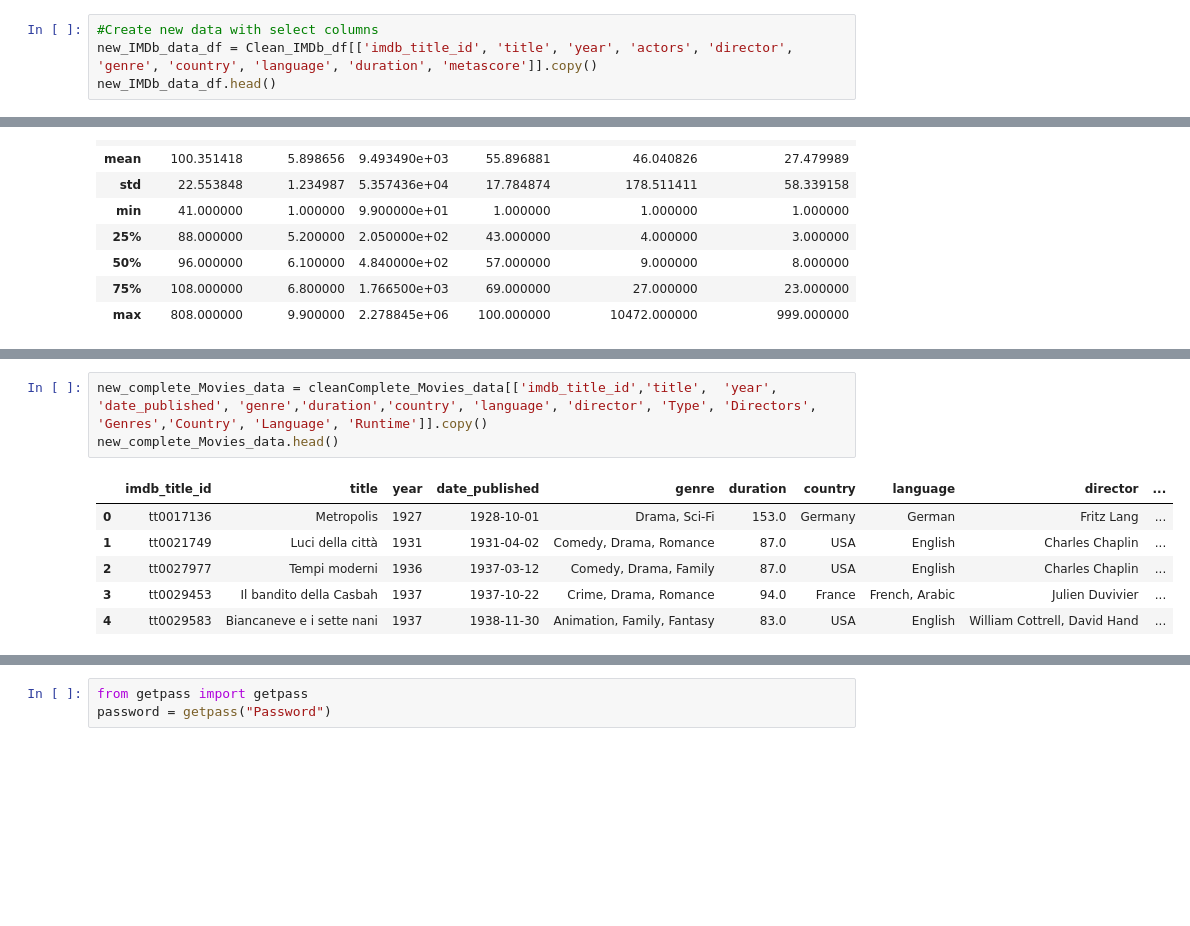
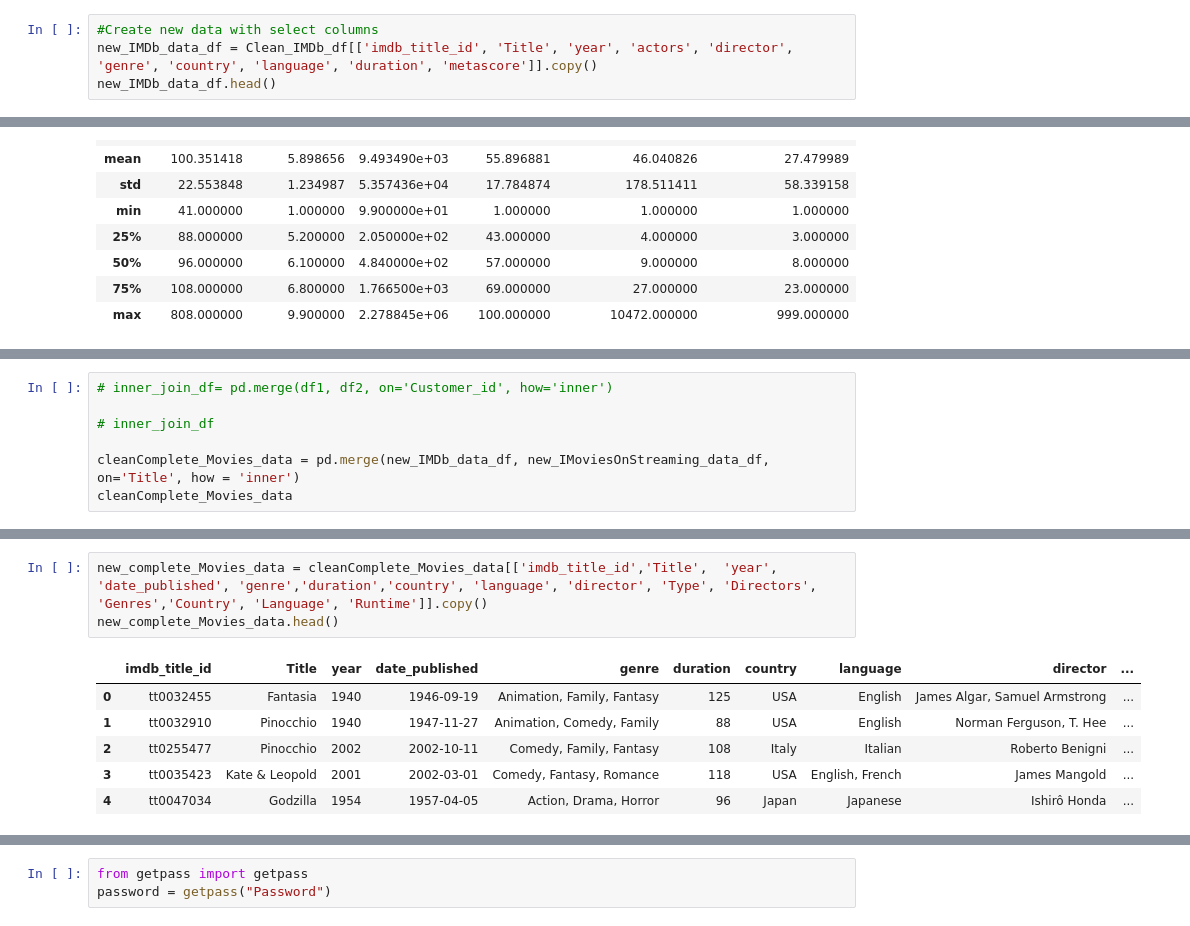
Before and after one commit to aadeba5/ETL_PROJ2, a Jupyter notebook: Miniproj_ETL.ipynb, the cells around one changed output, grey strips where cells are left out. Cells and saved outputs as stored; diff of their text form; blank space fills up the shorter version.

```diff
--- a/Miniproj_ETL.ipynb
+++ b/Miniproj_ETL.ipynb
@@ -58,6 +58,6 @@ Clean_IMDb_df.describe()
 | max | 288.000000 | 9.300000 | 2.278845e+06 | 100.000000 | 10472.000000 | 999.000000 |
 # %%
 #Create new data with select columns
-new_IMDb_data_df = Clean_IMDb_df[['imdb_title_id', 'title', 'year', 'actors', 'director', 'genre', 'country', 'language', 'duration', 'metascore']].copy()
+new_IMDb_data_df = Clean_IMDb_df[['imdb_title_id', 'Title', 'year', 'actors', 'director', 'genre', 'country', 'language', 'duration', 'metascore']].copy()
 new_IMDb_data_df.head()
 # %% [output]
@@ -175,0 +162,7 @@ cleanComplete_Movies_data.head()
+# %%
+# inner_join_df= pd.merge(df1, df2, on='Customer_id', how='inner')
+
+# inner_join_df
+
+cleanComplete_Movies_data = pd.merge(new_IMDb_data_df, new_IMoviesOnStreaming_data_df, on='Title', how = 'inner')
+cleanComplete_Movies_data
@@ -204,10 +238,10 @@ cleanComplete_Movies_data
 # %%
-new_complete_Movies_data = cleanComplete_Movies_data[['imdb_title_id','title',	'year',	'date_published', 'genre','duration','country',	'language',	'director',	'Type', 'Directors', 'Genres','Country', 'Language',	'Runtime']].copy()
+new_complete_Movies_data = cleanComplete_Movies_data[['imdb_title_id','Title',	'year',	'date_published', 'genre','duration','country',	'language',	'director',	'Type', 'Directors', 'Genres','Country', 'Language',	'Runtime']].copy()
 new_complete_Movies_data.head()
 # %% [output]
-|  | imdb_title_id | title | year | date_published | genre | duration | country | language | director | ... |
-| 0 | tt0017136 | Metropolis | 1927 | 1928-10-01 | Drama, Sci-Fi | 153.0 | Germany | German | Fritz Lang | ... |
-| 1 | tt0021749 | Luci della città | 1931 | 1931-04-02 | Comedy, Drama, Romance | 87.0 | USA | English | Charles Chaplin | ... |
-| 2 | tt0027977 | Tempi moderni | 1936 | 1937-03-12 | Comedy, Drama, Family | 87.0 | USA | English | Charles Chaplin | ... |
-| 3 | tt0029453 | Il bandito della Casbah | 1937 | 1937-10-22 | Crime, Drama, Romance | 94.0 | France | French, Arabic | Julien Duvivier | ... |
-| 4 | tt0029583 | Biancaneve e i sette nani | 1937 | 1938-11-30 | Animation, Family, Fantasy | 83.0 | USA | English | William Cottrell, David Hand | ... |
+|  | imdb_title_id | Title | year | date_published | genre | duration | country | language | director | ... |
+| 0 | tt0032455 | Fantasia | 1940 | 1946-09-19 | Animation, Family, Fantasy | 125 | USA | English | James Algar, Samuel Armstrong | ... |
+| 1 | tt0032910 | Pinocchio | 1940 | 1947-11-27 | Animation, Comedy, Family | 88 | USA | English | Norman Ferguson, T. Hee | ... |
+| 2 | tt0255477 | Pinocchio | 2002 | 2002-10-11 | Comedy, Family, Fantasy | 108 | Italy | Italian | Roberto Benigni | ... |
+| 3 | tt0035423 | Kate & Leopold | 2001 | 2002-03-01 | Comedy, Fantasy, Romance | 118 | USA | English, French | James Mangold | ... |
+| 4 | tt0047034 | Godzilla | 1954 | 1957-04-05 | Action, Drama, Horror | 96 | Japan | Japanese | Ishirô Honda | ... |
```
Also changed, not shown: parts of 12 cells of this notebook.
